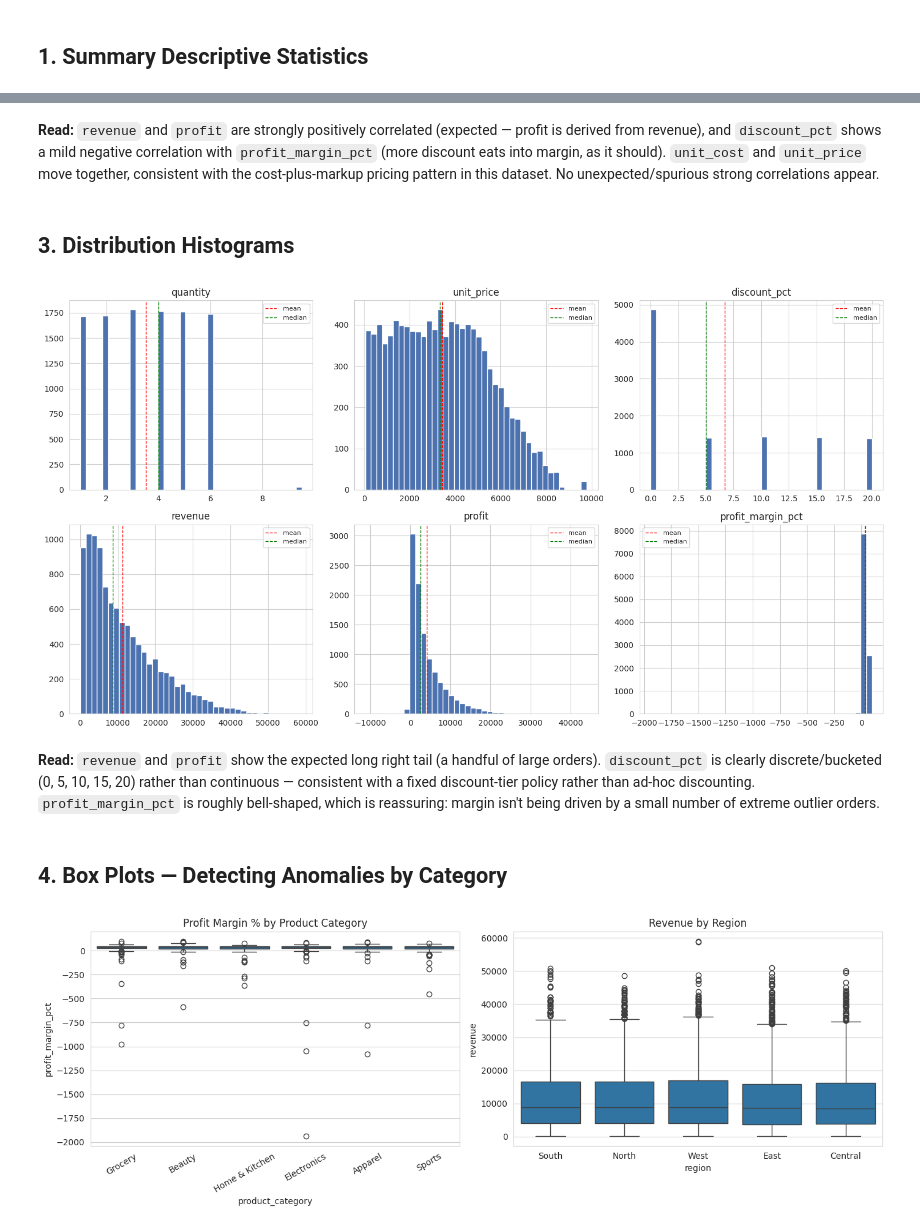
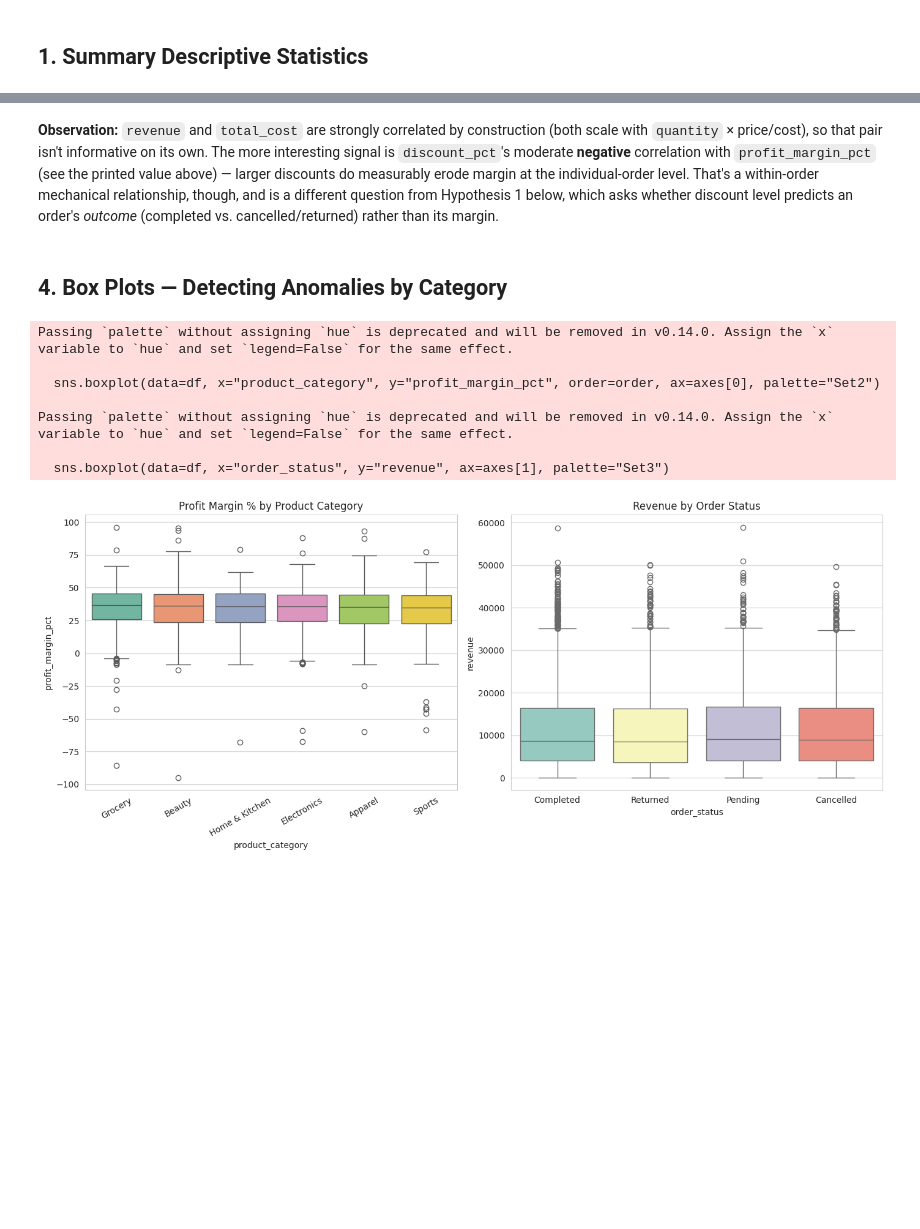
Before and after one commit to SanikaDighe011/eda-statistical-insights, a Jupyter notebook: notebooks/EDA_Statistical_Insights.ipynb, the cells around one changed output, grey strips where cells are left out. Saved outputs shown, nothing was run; the diff lists cells and outputs as text; code cells hidden in the pictures; blank space fills up the shorter version.

```diff
--- a/notebooks/EDA_Statistical_Insights.ipynb
+++ b/notebooks/EDA_Statistical_Insights.ipynb
@@ -79,0 +146,12 @@ which is a healthy sign before we dig further.
+# %%
+n_before = len(df)
+anomaly_mask = df["profit_margin_pct"] < -100
+n_anomalies = int(anomaly_mask.sum())
+
+df_raw_all = df.copy()             # kept for reference / transparency
+df = df.loc[~anomaly_mask].copy()  # analysis dataset used for the rest of this notebook
+
+print(f"Rows flagged as cleaning-artifact anomalies (profit_margin_pct < -100%): {n_anomalies}")
+print(f"Analysis dataset: {n_before} -> {len(df)} rows")
+print(f"\nprofit_margin_pct skewness before exclusion: {df_raw_all['profit_margin_pct'].skew():.2f}")
+print(f"profit_margin_pct skewness after exclusion:  {df['profit_margin_pct'].skew():.2f}")
@@ -110,46 +201,32 @@ profit      total_cost    0.721028
 dtype: float64
-# %% [markdown]
-**Read:** `revenue` and `profit` are strongly positively correlated (expected — profit is
-derived from revenue), and `discount_pct` shows a mild negative correlation with
-`profit_margin_pct` (more discount eats into margin, as it should). `unit_cost` and
-`unit_price` move together, consistent with the cost-plus-markup pricing pattern in this
-dataset. No unexpected/spurious strong correlations appear.
-# %% [markdown]
-## 3. Distribution Histograms
-# %%
-fig, axes = plt.subplots(2, 3, figsize=(15, 8))
-dist_cols = ["quantity","unit_price","discount_pct","revenue","profit","profit_margin_pct"]
-for ax, col in zip(axes.flat, dist_cols):
-    ax.hist(df[col].dropna(), bins=40, color="#4C72B0", edgecolor="white")
-    ax.set_title(col)
-    ax.axvline(df[col].mean(), color="red", linestyle="--", linewidth=1, label="mean")
-    ax.axvline(df[col].median(), color="green", linestyle="--", linewidth=1, label="median")
-    ax.legend(fontsize=8)
-plt.tight_layout()
-plt.savefig("../data/distribution_histograms.png", dpi=110)
-plt.show()
-# %% [output]
-[figure, removed]
-# %% [markdown]
-**Read:** `revenue` and `profit` show the expected long right tail (a handful of large
-orders). `discount_pct` is clearly discrete/bucketed (0, 5, 10, 15, 20) rather than continuous
-— consistent with a fixed discount-tier policy rather than ad-hoc discounting.
-`profit_margin_pct` is roughly bell-shaped, which is reassuring: margin isn't being driven by
-a small number of extreme outlier orders.
+# %% [markdown]
+**Observation:** `revenue` and `total_cost` are strongly correlated by construction (both
+scale with `quantity` × price/cost), so that pair isn't informative on its own. The more
+interesting signal is `discount_pct`'s moderate **negative** correlation with
+`profit_margin_pct` (see the printed value above) — larger discounts do measurably erode
+margin at the individual-order level. That's a within-order mechanical relationship, though,
+and is a different question from Hypothesis 1 below, which asks whether discount level
+predicts an order's *outcome* (completed vs. cancelled/returned) rather than its margin.
 # %% [markdown]
 ## 4. Box Plots — Detecting Anomalies by Category
 # %%
-fig, axes = plt.subplots(1, 2, figsize=(14,5))
-
+fig, axes = plt.subplots(1, 2, figsize=(14,6))
 order = df.groupby("product_category")["profit_margin_pct"].median().sort_values(ascending=False).index
-sns.boxplot(data=df, x="product_category", y="profit_margin_pct", order=order, ax=axes[0])
+sns.boxplot(data=df, x="product_category", y="profit_margin_pct", order=order, ax=axes[0], palette="Set2")
 axes[0].set_title("Profit Margin % by Product Category")
 axes[0].tick_params(axis='x', rotation=30)
 
-sns.boxplot(data=df, x="region", y="revenue", ax=axes[1])
-axes[1].set_title("Revenue by Region")
+sns.boxplot(data=df, x="order_status", y="revenue", ax=axes[1], palette="Set3")
+axes[1].set_title("Revenue by Order Status")
 plt.tight_layout()
-plt.savefig("../data/boxplots_by_category_region.png", dpi=110)
+plt.savefig("../data/boxplots.png", dpi=100)
 plt.show()
 # %% [output]
+Passing `palette` without assigning `hue` is deprecated and will be removed in v0.14.0. Assign the `x` variable to `hue` and set `legend=False` for the same effect.
+
+  sns.boxplot(data=df, x="product_category", y="profit_margin_pct", order=order, ax=axes[0], palette="Set2")
+
+Passing `palette` without assigning `hue` is deprecated and will be removed in v0.14.0. Assign the `x` variable to `hue` and set `legend=False` for the same effect.
+
+  sns.boxplot(data=df, x="order_status", y="revenue", ax=axes[1], palette="Set3")
-[figure, old version]
+[figure, new version]
```
Also changed, not shown: parts of 37 cells of this notebook, 7 other files.
